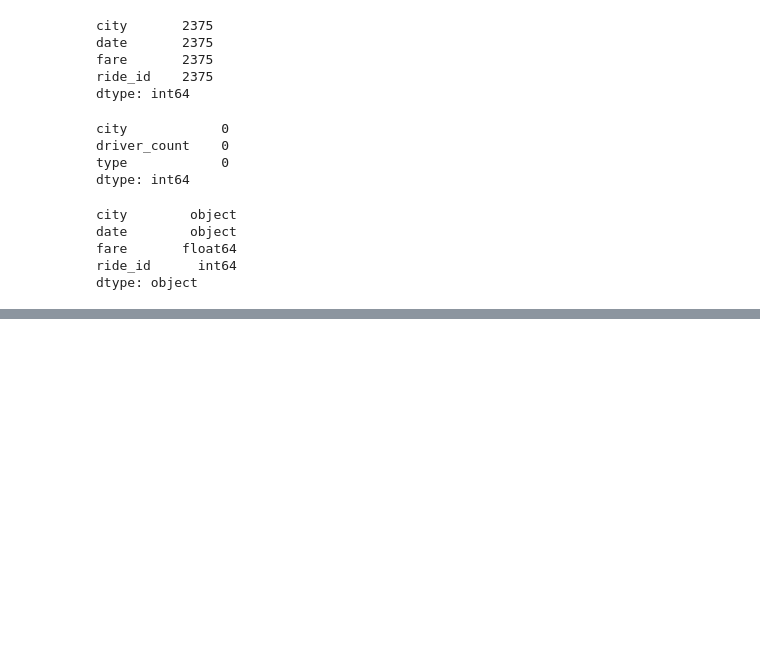
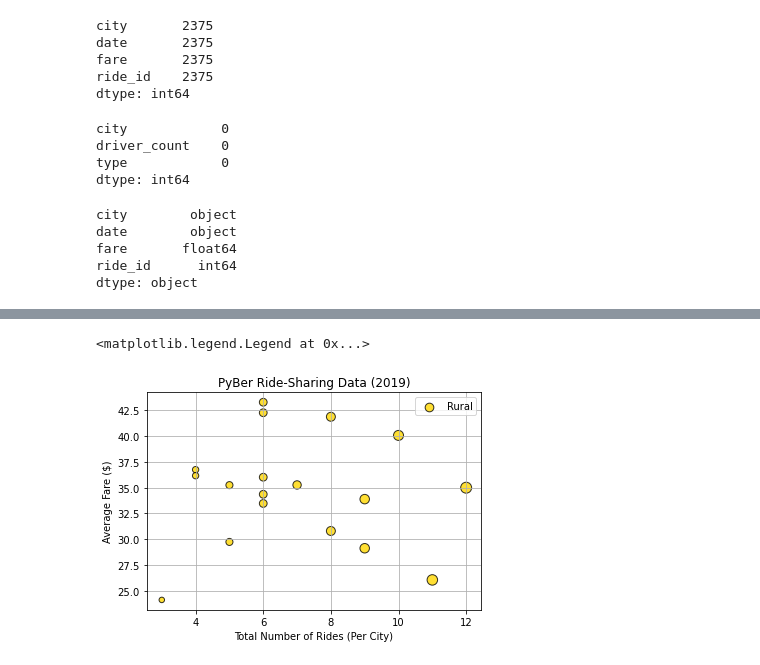
Before and after one commit to shrese/PyBer_Analysis, a Jupyter notebook: PyBer.ipynb, the cells around one changed output, grey strips where cells are left out. Drawn from its saved outputs; the diff is of its cells as text; code cells hidden in the pictures; blank space fills up the shorter version.

```diff
--- a/PyBer.ipynb
+++ b/PyBer.ipynb
@@ -132,0 +152,17 @@ pyber_data_df.head(10)
+# %%
+#5.3.5
+# Do the same for rural
+plt.scatter(rural_ride_count, rural_avg_fair,
+            s=10*rural_ride_count, c="gold",
+            edgecolor="black", linewidth=1,
+            alpha=0.8, label="Rural")
+plt.title("PyBer Ride-Sharing Data (2019)")
+plt.ylabel("Average Fare ($)")
+plt.xlabel("Total Number of Rides (Per City)")
+plt.grid(True)
+
+# Add the legend.
+plt.legend()
+# %% [output]
+<matplotlib.legend.Legend at 0x...>
+[figure, added]
```
Also changed, not shown: parts of 11 cells of this notebook, 1 other file.
